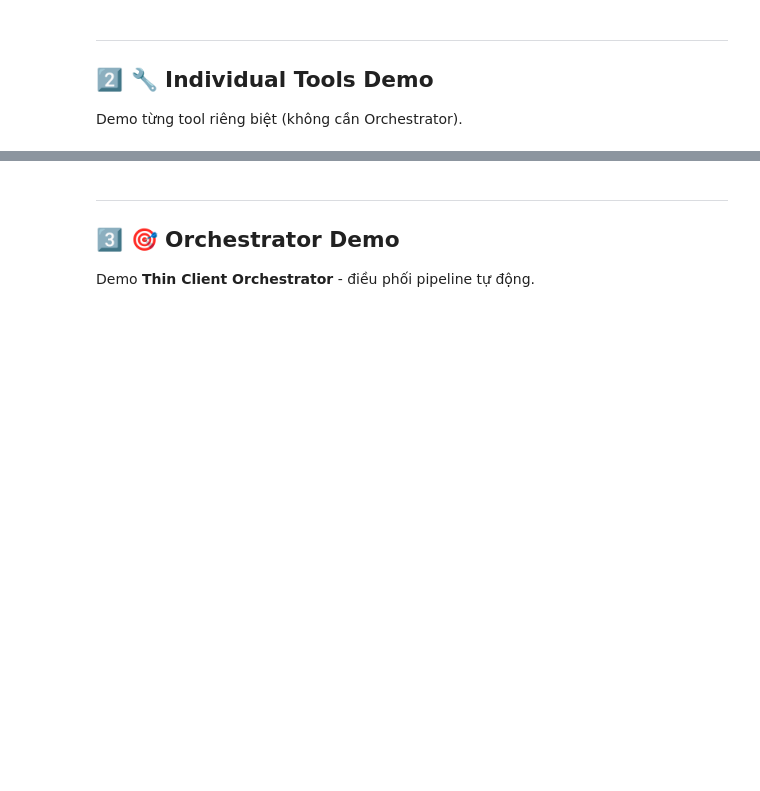
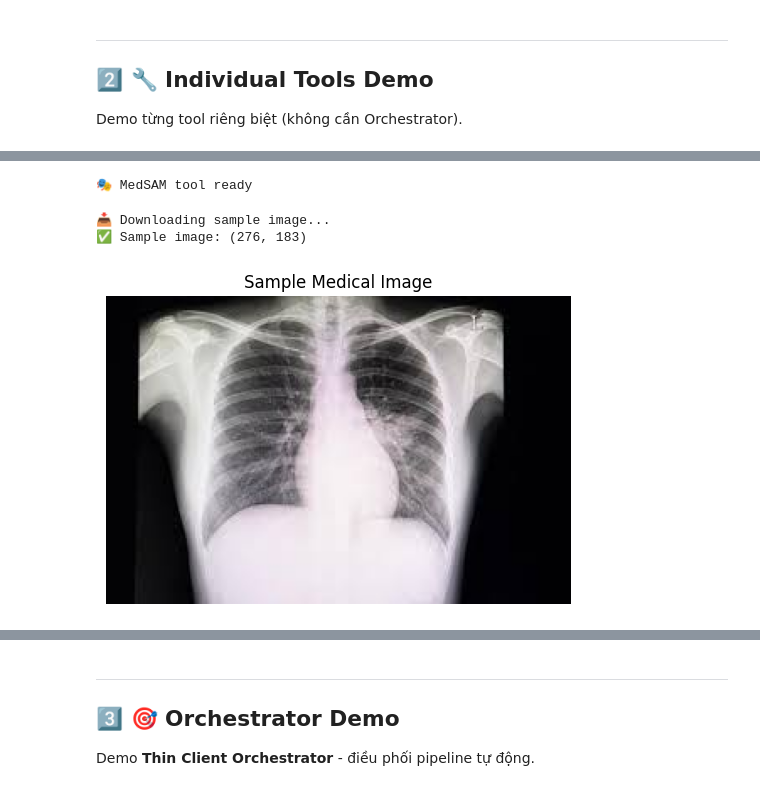
Before and after one commit to ngnam1104/TriMedAgent, a Jupyter notebook: demo_trimedagent_colab.ipynb, the cells around one changed output, grey strips where cells are left out. Saved outputs shown, nothing was run; the diff lists cells and outputs as text; code cells hidden in the pictures; blank space fills up the shorter version.

```diff
--- a/demo_trimedagent_colab.ipynb
+++ b/demo_trimedagent_colab.ipynb
@@ -320,96 +489,94 @@ else:
 # %%
-# @title 2.3 🎭 MedSAM Tool (Segmentation)
-# @markdown Medical image segmentation
+# @title 2.3 🎭 MedSAM Tool (Segmentation) - FIXED
+# @markdown Medical image segmentation with correct box prompting
 
 class MedSAMTool:
-    """MedSAM for medical image segmentation."""
-
     def __init__(self, device="cuda"):
         self.device = device
         self.model = None
+        self.predictor = None
 
     def load(self):
-        """Load MedSAM model."""
         print("📥 Loading MedSAM...")
-
         try:
             from segment_anything import sam_model_registry, SamPredictor
+            import os
 
-            # Load model
-            sam = sam_model_registry["vit_b"](checkpoint="weights/medsam_vit_b.pth")
+            weight_path = os.path.join(os.getcwd(), "weights", "medsam_vit_b.pth")
+            if not os.path.exists(weight_path):
+                print("⚠️ Weights not found, check path!")
+
+            sam = sam_model_registry["vit_b"](checkpoint=weight_path)
             sam.to(self.device)
             self.predictor = SamPredictor(sam)
             print(f"✅ MedSAM loaded on {self.device}")
-
         except Exception as e:
             print(f"⚠️ Could not load MedSAM: {e}")
-            print("   Using mock segmentation instead")
             self.predictor = "mock"
-
         return self
 
     def segment(self, image: Image.Image, boxes: List[List[float]]) -> List[np.ndarray]:
         """Segment regions defined by boxes."""
 
         if self.predictor == "mock" or self.predictor is None:
-            # Mock segmentation for demo
+            # Mock
             masks = []
-            img_array = np.array(image)
-            h, w = img_array.shape[:2]
-
+            w, h = image.size
             for box in boxes:
-                x1, y1, x2, y2 = [int(c) for c in box]
-                mask = np.zeros((h, w), dtype=np.uint8)
-                # Create ellipse mask inside box
-                cy, cx = (y1 + y2) // 2, (x1 + x2) // 2
-                ry, rx = (y2 - y1) // 2, (x2 - x1) // 2
-                for y in range(max(0, y1), min(h, y2)):
-                    for x in range(max(0, x1), min(w, x2)):
-                        if ((x - cx) / rx) ** 2 + ((y - cy) / ry) ** 2 <= 1:
-                            mask[y, x] = 255
-                masks.append(mask)
-
+                masks.append(np.zeros((h, w), dtype=np.uint8))
             return masks
 
-        # Real segmentation
+        # 1. Set Image (Quan trọng: Convert to Numpy RGB)
         img_array = np.array(image)
         self.predictor.set_image(img_array)
 
         masks = []
         for box in boxes:
+            # 2. Fix Box Input: Ensure it is NP Array
+            input_box = np.array(box).astype(int) # Chuyển về Int Pixel
+
+            # Predict
             mask, _, _ = self.predictor.predict(
-                box=np.array(box),
+                point_coords=None,
+                point_labels=None,
+                box=input_box[None, :], # Thêm dimension [1, 4]
                 multimask_output=False
             )
             masks.append((mask[0] * 255).astype(np.uint8))
 
         return masks
 
-# Initialize
+# Init
 medsam_tool = None
 if MODE == "full":
     medsam_tool = MedSAMTool(device=DEVICE)
     print("🎭 MedSAM tool ready")
 else:
-    print(f"⚠️ {MODE.upper()} MODE: MedSAM {'simulated' if MODE == 'demo' else 'not available'}")
+    print("⚠️ LITE MODE: MedSAM not loaded")
+# %% [output]
+🎭 MedSAM tool ready
 # %%
 # @title 2.4 🧪 Test Individual Tools
 # @markdown Chạy test với ảnh mẫu
 
 # Download sample image
-SAMPLE_URL = "https://upload.wikimedia.org/wikipedia/commons/thumb/c/c4/Chest_Xray_PA_3-8-2010.png/220px-Chest_Xray_PA_3-8-2010.png"
+SAMPLE_URL = "https://encrypted-tbn0.gstatic.com/images?q=tbn:ANd9GcQwzZYDXuuzIBdCZScPmBJOGCoJXqmi73NtwQ&s"
 
 print("📥 Downloading sample image...")
 response = requests.get(SAMPLE_URL)
 sample_image = Image.open(BytesIO(response.content)).convert("RGB")
 print(f"✅ Sample image: {sample_image.size}")
 
 # Display
 plt.figure(figsize=(6, 6))
 plt.imshow(sample_image)
 plt.title("Sample Medical Image")
 plt.axis('off')
 plt.show()
+# %% [output]
+📥 Downloading sample image...
+✅ Sample image: (276, 183)
+[figure, added]
 # %%
 # @title 2.4.1 Test BiomedCLIP (Triage)
 
```
Also changed, not shown: parts of 23 cells of this notebook, 5 other files.
